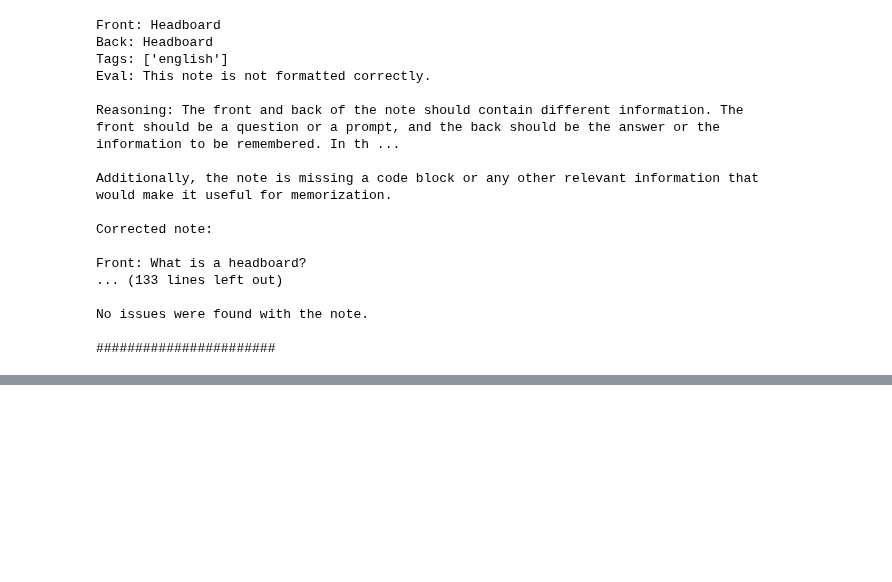
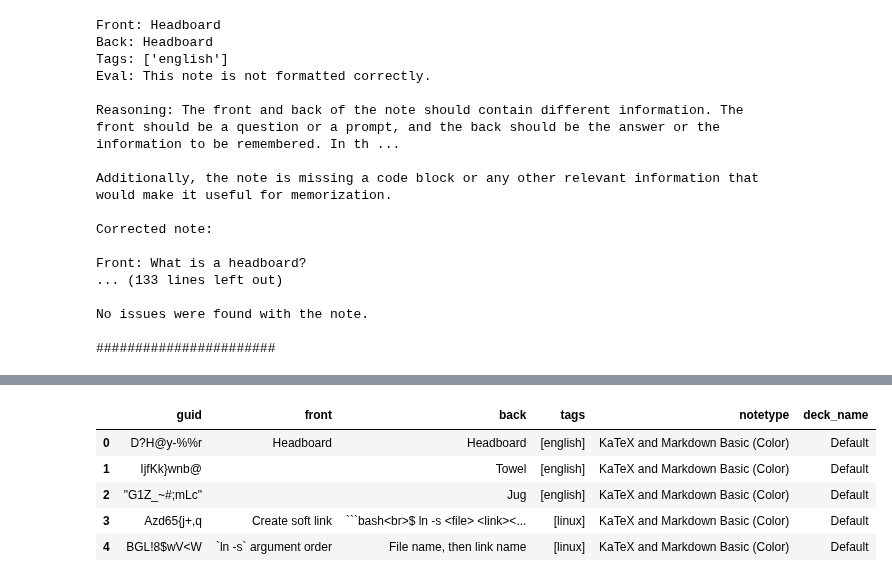
Before and after one commit to IamGianluca/anki-ai, a Jupyter notebook: nbs/llm_as_a_judge.ipynb, the cells around one changed output, grey strips where cells are left out. Cells and saved outputs as stored; diff of their text form; code cells hidden in the pictures; blank space fills up the shorter version.

````diff
--- a/nbs/llm_as_a_judge.ipynb
+++ b/nbs/llm_as_a_judge.ipynb
@@ -226,0 +246,11 @@ print(f"{correct_cnt/n:.2%} correct")
+# %%
+a = [note.dict() for note in deck]
+df_notes = pd.DataFrame(a)
+df_notes.head()
+# %% [output]
+|  | guid | front | back | tags | notetype | deck_name |
+| 0 | D?H@y-%%r | Headboard | Headboard | [english] | KaTeX and Markdown Basic (Color) | Default |
+| 1 | IjfKk}wnb@ |  | Towel | [english] | KaTeX and Markdown Basic (Color) | Default |
+| 2 | "G1Z_~#;mLc" |  | Jug | [english] | KaTeX and Markdown Basic (Color) | Default |
+| 3 | Azd65{j+,q | Create soft link | ```bash<br>$ ln -s <file> <link><... | [linux] | KaTeX and Markdown Basic (Color) | Default |
+| 4 | BGL!8$wV<W | `ln -s` argument order | File name, then link name | [linux] | KaTeX and Markdown Basic (Color) | Default |
````
Also changed, not shown: parts of 7 cells of this notebook.
